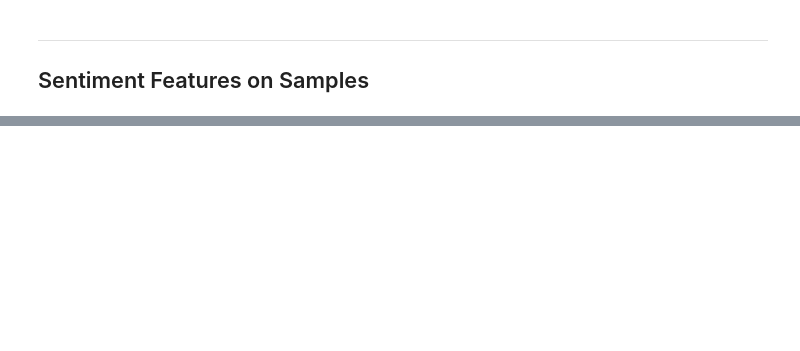
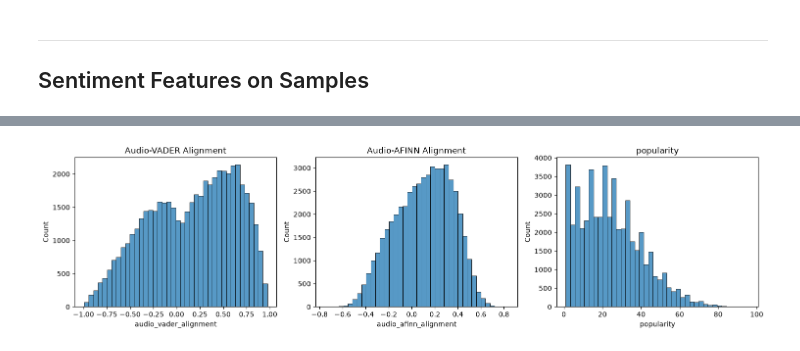
Before and after one commit to grenappl/thesis-project, a Jupyter notebook: notebooks/3_sentiment_analysis.ipynb, the cells around one changed output, grey strips where cells are left out. Saved outputs shown, nothing was run; the diff lists cells and outputs as text; code cells hidden in the pictures; blank space fills up the shorter version.

```diff
--- a/notebooks/3_sentiment_analysis.ipynb
+++ b/notebooks/3_sentiment_analysis.ipynb
@@ -219,0 +287,8 @@ plt.show()
+# %%
+# computing alignment with normalized valence and VADER score
+sample_songs['audio_vader_alignment'] = (sample_songs['vader_compound'] - sample_songs['valence_norm']) / 2
+sample_songs[['valence_norm', 'vader_compound', 'audio_vader_alignment']].describe()
+
+# computing alignment with normalized valence and AFINN score
+sample_songs['audio_afinn_alignment'] = (sample_songs['afinn_rescaled'] - sample_songs['valence_norm']) / 2
+sample_songs[['valence_norm', 'afinn_rescaled', 'audio_afinn_alignment']].describe()
@@ -219,0 +316,18 @@ plt.show()
+# %%
+fig, axes = plt.subplots(1, 3, figsize=(15, 4))
+bins = 40
+cols = ['audio_vader_alignment', 'audio_afinn_alignment', 'popularity']
+plot_titles = [
+    'Audio-VADER Alignment',
+    'Audio-AFINN Alignment',
+    'popularity'
+]
+
+for i, col in enumerate(cols):
+    sns.histplot(sample_songs[col], ax=axes[i], bins=bins)
+    axes[i].set_title(plot_titles[i])
+
+plt.tight_layout()
+plt.show()
+# %% [output]
+[figure, added]
```
Also changed, not shown: parts of 18 cells of this notebook.
